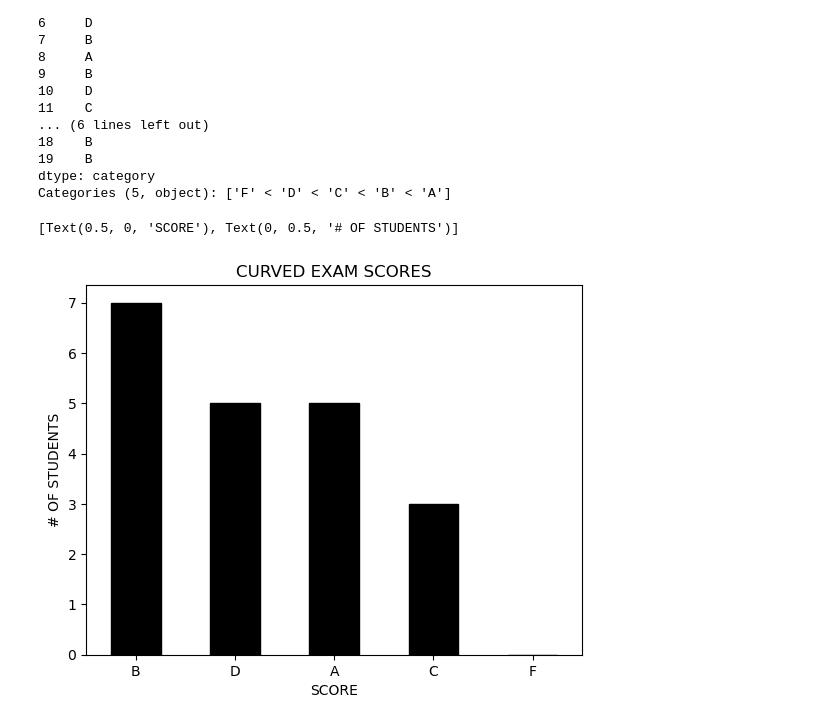
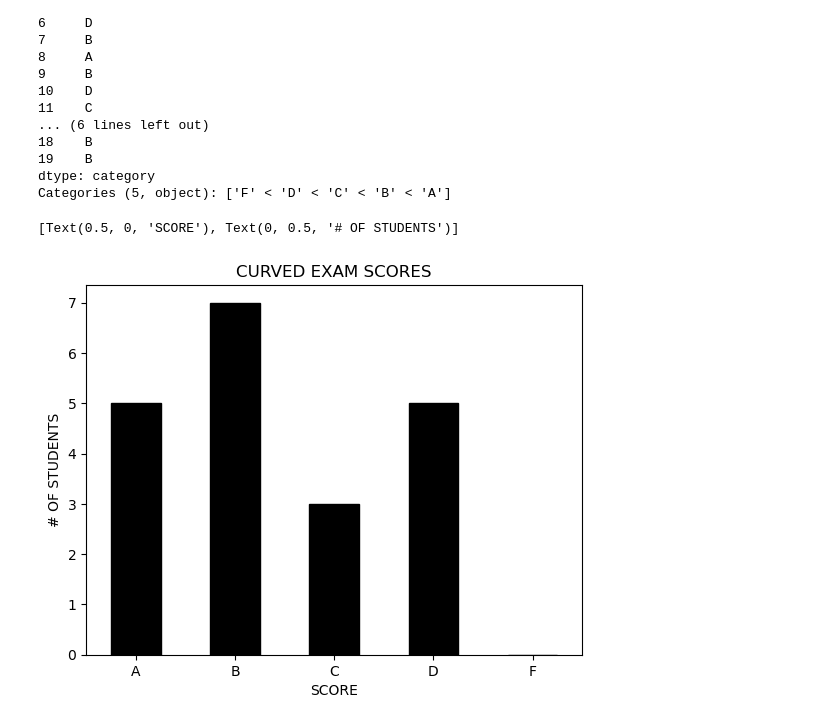
Before and after one commit to jorgellopez38/data-science-libraries, a Jupyter notebook: pandas_series.ipynb, the cells around one changed output. Saved outputs shown, nothing was run; the diff lists cells and outputs as text; code cells hidden in the pictures.

```diff
--- a/pandas_series.ipynb
+++ b/pandas_series.ipynb
@@ -597,19 +597,19 @@ Categories (5, object): ['F' < 'D' < 'C' < 'B' < 'A']
 # %%
 #Plot your new categorical letter_grades Series in a meaninful way and include a title and axis labels.
 (
-letter_grades.value_counts().plot.bar(title='CURVED EXAM SCORES', rot=0, color ='BLACK',
+letter_grades.value_counts().sort_index(ascending=False).plot.bar(title='CURVED EXAM SCORES', rot=0, color ='BLACK',
                            ec='black',).set(xlabel='SCORE',
                                     ylabel='# OF STUDENTS')
 )
 
 #(
 #    float_numbers_bins.value_counts().head(4).plot.bar(title='4 BIN DIN',
 #                           rot=15,
 #                            color='purple',
 #                            ec='black',
 #                            width=.80).set(xlabel='BINS',
 #                            ylabel='VALUE COUNT')
 #)
 # %% [output]
 [Text(0.5, 0, 'SCORE'), Text(0, 0.5, '# OF STUDENTS')]
-[figure, old version]
+[figure, new version]
```
Also changed, not shown: parts of 9 cells of this notebook.
